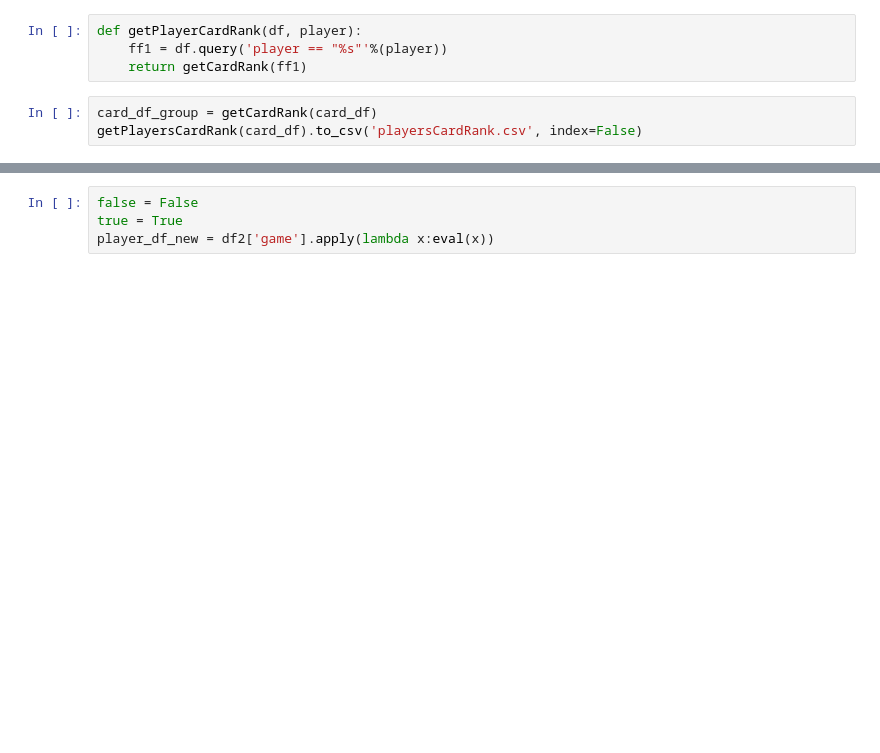
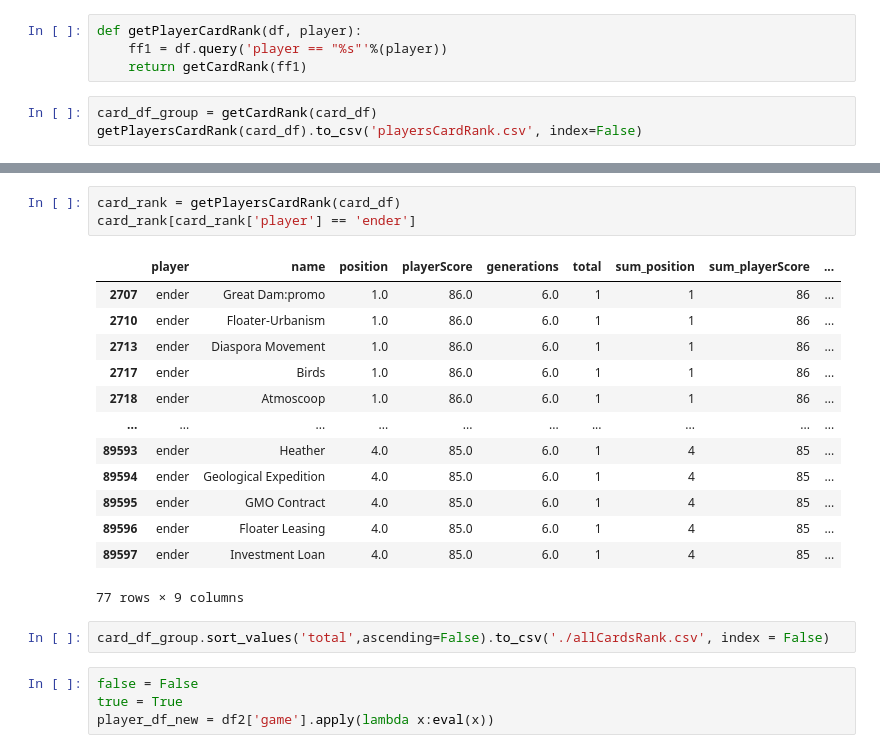
Before and after one commit to Ender-Wiggin2019/tfm-summary, a Jupyter notebook: sqlite.ipynb, the cells around one changed output, grey strips where cells are left out. Saved outputs shown, nothing was run; the diff lists cells and outputs as text; blank space fills up the shorter version.

```diff
--- a/sqlite.ipynb
+++ b/sqlite.ipynb
@@ -161,3 +251,22 @@ getPlayerCardRank(card_df, '钝钝')
+# %%
+card_rank = getPlayersCardRank(card_df)
+card_rank[card_rank['player'] == 'ender']
+# %% [output]
+|  | player | name | position | playerScore | generations | total | sum_position | sum_playerScore | ... |
+| 2707 | ender | Great Dam:promo | 1.0 | 86.0 | 6.0 | 1 | 1 | 86 | ... |
+| 2710 | ender | Floater-Urbanism | 1.0 | 86.0 | 6.0 | 1 | 1 | 86 | ... |
+| 2713 | ender | Diaspora Movement | 1.0 | 86.0 | 6.0 | 1 | 1 | 86 | ... |
+| 2717 | ender | Birds | 1.0 | 86.0 | 6.0 | 1 | 1 | 86 | ... |
+| 2718 | ender | Atmoscoop | 1.0 | 86.0 | 6.0 | 1 | 1 | 86 | ... |
+| ... | ... | ... | ... | ... | ... | ... | ... | ... | ... |
+| 89593 | ender | Heather | 4.0 | 85.0 | 6.0 | 1 | 4 | 85 | ... |
+| 89594 | ender | Geological Expedition | 4.0 | 85.0 | 6.0 | 1 | 4 | 85 | ... |
+| 89595 | ender | GMO Contract | 4.0 | 85.0 | 6.0 | 1 | 4 | 85 | ... |
+| 89596 | ender | Floater Leasing | 4.0 | 85.0 | 6.0 | 1 | 4 | 85 | ... |
+| 89597 | ender | Investment Loan | 4.0 | 85.0 | 6.0 | 1 | 4 | 85 | ... |
+77 rows × 9 columns
+# %%
+card_df_group.sort_values('total',ascending=False).to_csv('./allCardsRank.csv', index = False)
 # %%
 false = False
 true = True
```
Also changed, not shown: parts of 20 cells of this notebook, 6 other files.
